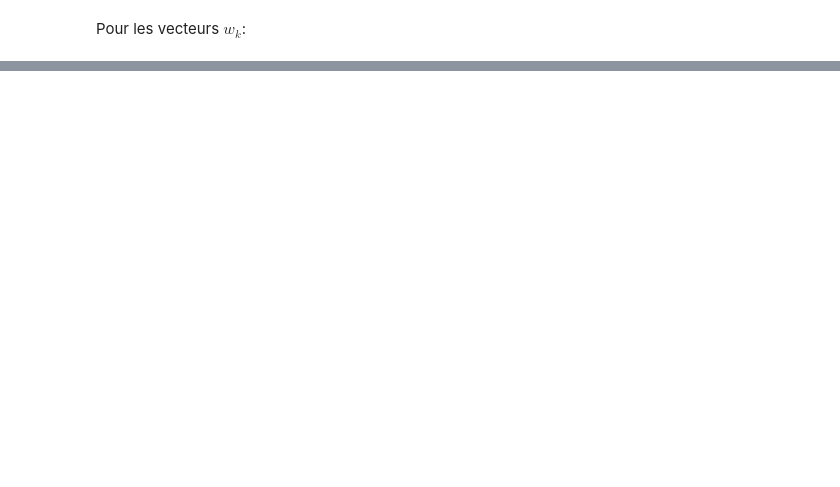
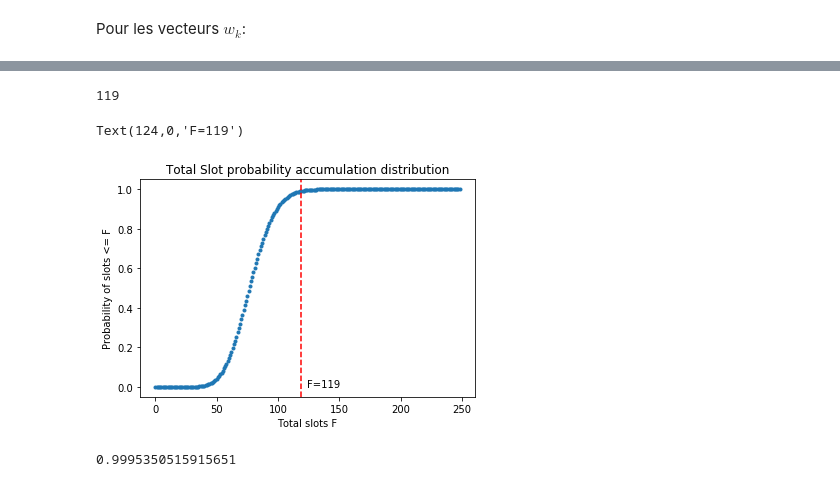
Before and after one commit to remicongee/QT-OFDMA, a Jupyter notebook: OFDMA.ipynb, the cells around one changed output, grey strips where cells are left out. Drawn from its saved outputs; the diff is of its cells as text; code cells hidden in the pictures; blank space fills up the shorter version.

```diff
--- a/OFDMA.ipynb
+++ b/OFDMA.ipynb
@@ -223,0 +262,23 @@ Nombre d'utilisateur = 24 a pour probabilité 0.00011
+# %%
+F = np.add.accumulate(w_prev)
+S = 0
+f = F[S]
+while f <= 0.99:
+    S += 1
+    f = F[S]
+print(S)
+
+plt.title('Total Slot probability accumulation distribution')
+plt.ylabel('Probability of slots <= F')
+plt.xlabel('Total slots F')
+plt.plot(np.linspace(0,len(F)-1,len(F)), F, '.')
+plt.axvline(S, 0, 1, linestyle= '--', color='r')
+plt.annotate('F=' + str(S), xy=(S+5, 0))
+# %% [output]
+119
+Text(124,0,'F=119')
+[figure, added]
+# %%
+sum(w_prev)
+# %% [output]
+0.9995350515915651
```
Also changed, not shown: parts of 8 cells of this notebook.
